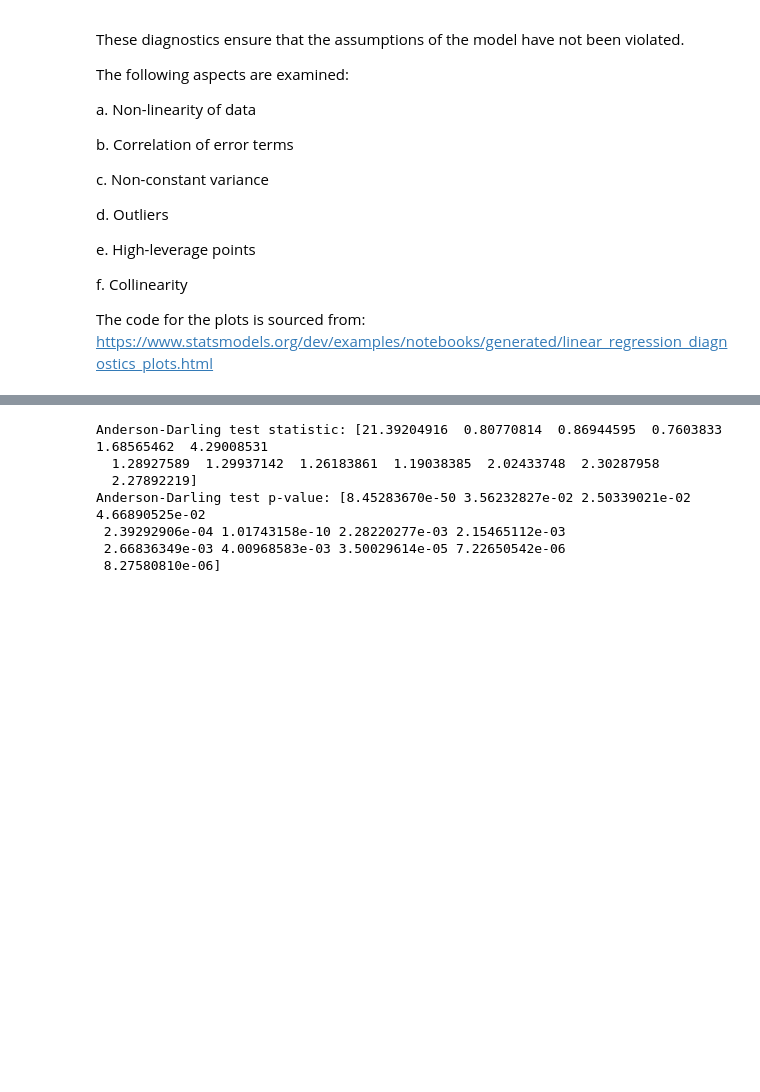
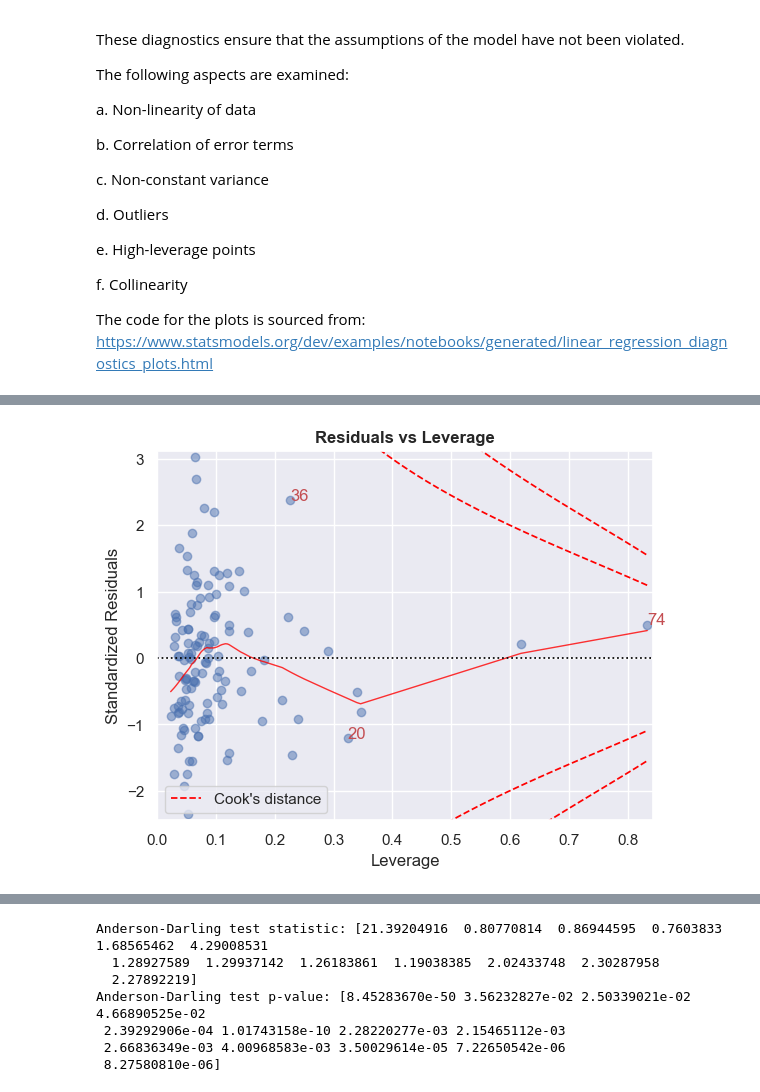
Before and after one commit to Statsomat/OLSAI, a Jupyter notebook: ColabNotebooks/CacaoPL.ipynb, the cells around one changed output, grey strips where cells are left out. Drawn from its saved outputs; the diff is of its cells as text; code cells hidden in the pictures; blank space fills up the shorter version.

```diff
--- a/ColabNotebooks/CacaoPL.ipynb
+++ b/ColabNotebooks/CacaoPL.ipynb
@@ -40,9 +44,5 @@ To train the model, we split the data into training and test datasets.
 # %%
 df = pd.read_csv('C:/Users/phleu/Desktop/Bachelorarbeit_PL/LocalRepository_PL/OLSAI/Datasets/cacao.csv') # reading in the data
-
 y = df['stem_diameter']
 x = df.drop('stem_diameter', axis=1) # axis = 1 to look at columns instead of rows
-x_train, x_test, y_train, y_test = train_test_split(x,y,train_size=0.3, random_state=0) # split data into train and test dataset
-x_train = sm.add_constant(x_train) # add a constant to include the intercept in the model
-x_test = sm.add_constant(x_test) # add a constant to include the intercept in the model
-model = sm.OLS(y_train, x_train).fit() # train the model
+model = sm.OLS(y, x).fit() # train the model
@@ -501,0 +454,6 @@ They also vary in the power of the test for different types of heteroscedasticit
+# %%
+sns.set_theme("notebook")
+cls.leverage_plot()
+#plt.savefig('C:/Users/phleu/Desktop/Bachelorarbeit_PL/LocalRepository_PL/OLSAI/ColabNotebooks/leverage_plot.png')
+# %% [output]
+[figure, added]
```
Also changed, not shown: parts of 54 cells of this notebook.
